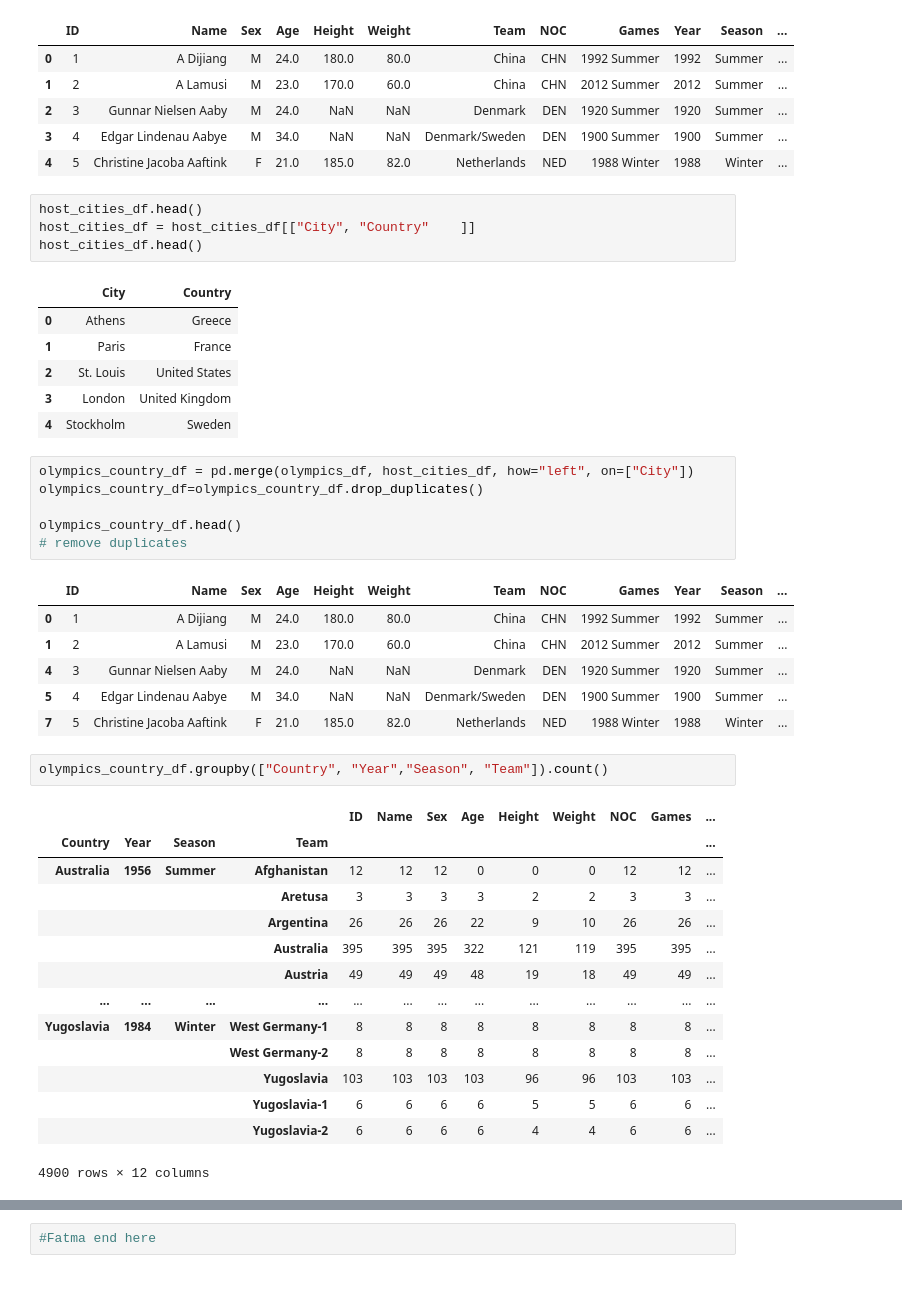
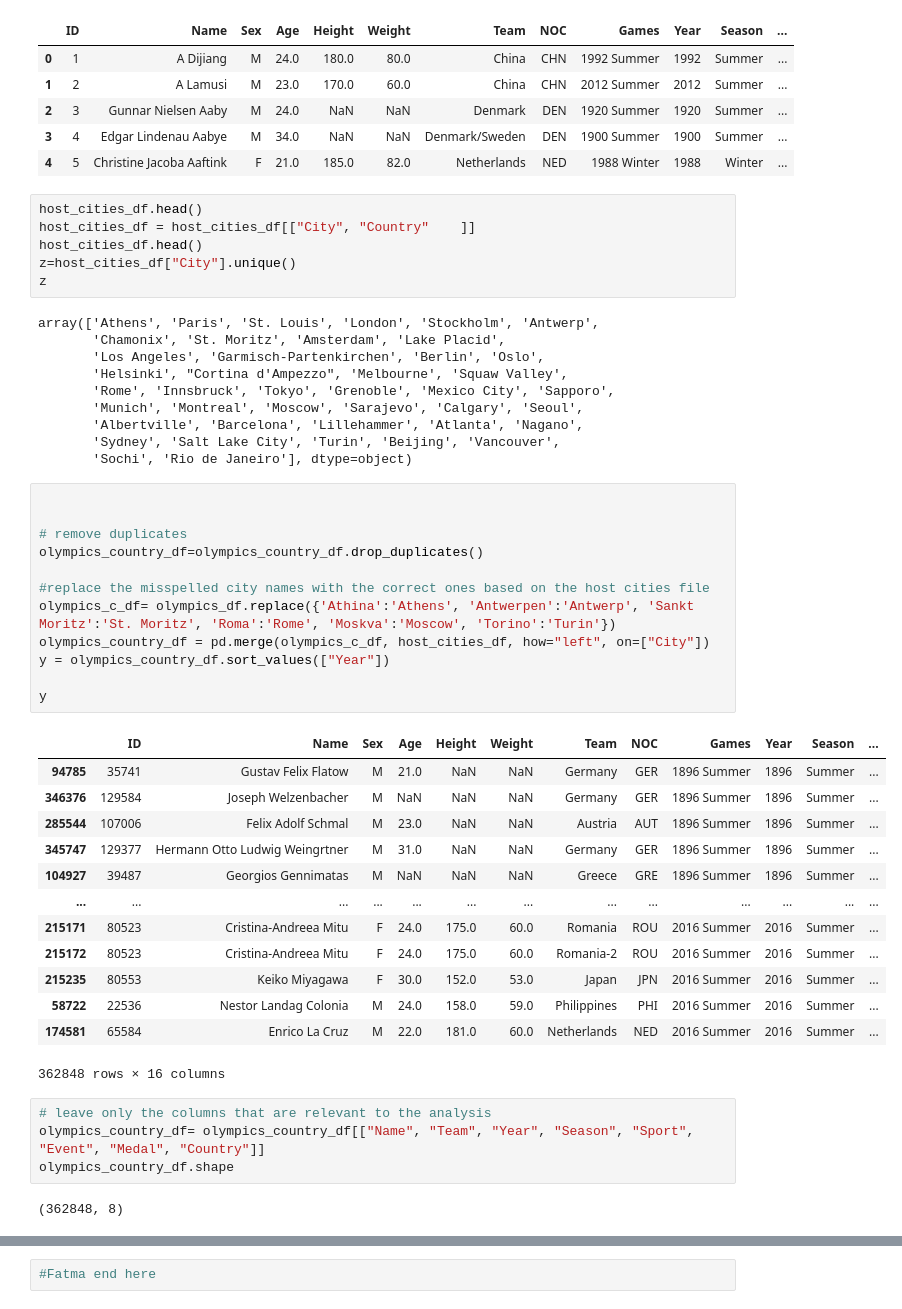
Before and after one commit to gjumaan/olympics-tourism-trends, a Jupyter notebook: data_cleanup.ipynb, the cells around one changed output, grey strips where cells are left out. Drawn from its saved outputs; the diff is of its cells as text.

```diff
--- a/data_cleanup.ipynb
+++ b/data_cleanup.ipynb
@@ -40,40 +40,47 @@ olympics_df.head()
 host_cities_df.head()
 host_cities_df = host_cities_df[["City", "Country"    ]]
 host_cities_df.head()
+z=host_cities_df["City"].unique()
+z
 # %% [output]
-|  | City | Country |
-| 0 | Athens | Greece |
-| 1 | Paris | France |
-| 2 | St. Louis | United States |
-| 3 | London | United Kingdom |
-| 4 | Stockholm | Sweden |
+array(['Athens', 'Paris', 'St. Louis', 'London', 'Stockholm', 'Antwerp',
+       'Chamonix', 'St. Moritz', 'Amsterdam', 'Lake Placid',
+       'Los Angeles', 'Garmisch-Partenkirchen', 'Berlin', 'Oslo',
+       'Helsinki', "Cortina d'Ampezzo", 'Melbourne', 'Squaw Valley',
+       'Rome', 'Innsbruck', 'Tokyo', 'Grenoble', 'Mexico City', 'Sapporo',
+       'Munich', 'Montreal', 'Moscow', 'Sarajevo', 'Calgary', 'Seoul',
+       'Albertville', 'Barcelona', 'Lillehammer', 'Atlanta', 'Nagano',
+       'Sydney', 'Salt Lake City', 'Turin', 'Beijing', 'Vancouver',
+       'Sochi', 'Rio de Janeiro'], dtype=object)
 # %%
-olympics_country_df = pd.merge(olympics_df, host_cities_df, how="left", on=["City"])
+
+
+# remove duplicates
 olympics_country_df=olympics_country_df.drop_duplicates()
 
-olympics_country_df.head()
-# remove duplicates
+#replace the misspelled city names with the correct ones based on the host cities file
+olympics_c_df= olympics_df.replace({'Athina':'Athens', 'Antwerpen':'Antwerp', 'Sankt Moritz':'St. Moritz', 'Roma':'Rome', 'Moskva':'Moscow', 'Torino':'Turin'})
+olympics_country_df = pd.merge(olympics_c_df, host_cities_df, how="left", on=["City"])
+y = olympics_country_df.sort_values(["Year"])
+
+y
 # %% [output]
 |  | ID | Name | Sex | Age | Height | Weight | Team | NOC | Games | Year | Season | ... |
-| 0 | 1 | A Dijiang | M | 24.0 | 180.0 | 80.0 | China | CHN | 1992 Summer | 1992 | Summer | ... |
-| 1 | 2 | A Lamusi | M | 23.0 | 170.0 | 60.0 | China | CHN | 2012 Summer | 2012 | Summer | ... |
-| 4 | 3 | Gunnar Nielsen Aaby | M | 24.0 | NaN | NaN | Denmark | DEN | 1920 Summer | 1920 | Summer | ... |
-| 5 | 4 | Edgar Lindenau Aabye | M | 34.0 | NaN | NaN | Denmark/Sweden | DEN | 1900 Summer | 1900 | Summer | ... |
-| 7 | 5 | Christine Jacoba Aaftink | F | 21.0 | 185.0 | 82.0 | Netherlands | NED | 1988 Winter | 1988 | Winter | ... |
+| 94785 | 35741 | Gustav Felix Flatow | M | 21.0 | NaN | NaN | Germany | GER | 1896 Summer | 1896 | Summer | ... |
+| 346376 | 129584 | Joseph Welzenbacher | M | NaN | NaN | NaN | Germany | GER | 1896 Summer | 1896 | Summer | ... |
+| 285544 | 107006 | Felix Adolf Schmal | M | 23.0 | NaN | NaN | Austria | AUT | 1896 Summer | 1896 | Summer | ... |
+| 345747 | 129377 | Hermann Otto Ludwig Weingrtner | M | 31.0 | NaN | NaN | Germany | GER | 1896 Summer | 1896 | Summer | ... |
+| 104927 | 39487 | Georgios Gennimatas | M | NaN | NaN | NaN | Greece | GRE | 1896 Summer | 1896 | Summer | ... |
+| ... | ... | ... | ... | ... | ... | ... | ... | ... | ... | ... | ... | ... |
+| 215171 | 80523 | Cristina-Andreea Mitu | F | 24.0 | 175.0 | 60.0 | Romania | ROU | 2016 Summer | 2016 | Summer | ... |
+| 215172 | 80523 | Cristina-Andreea Mitu | F | 24.0 | 175.0 | 60.0 | Romania-2 | ROU | 2016 Summer | 2016 | Summer | ... |
+| 215235 | 80553 | Keiko Miyagawa | F | 30.0 | 152.0 | 53.0 | Japan | JPN | 2016 Summer | 2016 | Summer | ... |
+| 58722 | 22536 | Nestor Landag Colonia | M | 24.0 | 158.0 | 59.0 | Philippines | PHI | 2016 Summer | 2016 | Summer | ... |
+| 174581 | 65584 | Enrico La Cruz | M | 22.0 | 181.0 | 60.0 | Netherlands | NED | 2016 Summer | 2016 | Summer | ... |
+362848 rows × 16 columns
-# %%
-olympics_country_df.groupby(["Country", "Year","Season", "Team"]).count()
-# %% [output]
-|  |  |  |  | ID | Name | Sex | Age | Height | Weight | NOC | Games | ... |
-| Country | Year | Season | Team |  |  |  |  |  |  |  |  | ... |
-| Australia | 1956 | Summer | Afghanistan | 12 | 12 | 12 | 0 | 0 | 0 | 12 | 12 | ... |
-|  |  |  | Aretusa | 3 | 3 | 3 | 3 | 2 | 2 | 3 | 3 | ... |
-|  |  |  | Argentina | 26 | 26 | 26 | 22 | 9 | 10 | 26 | 26 | ... |
-|  |  |  | Australia | 395 | 395 | 395 | 322 | 121 | 119 | 395 | 395 | ... |
-|  |  |  | Austria | 49 | 49 | 49 | 48 | 19 | 18 | 49 | 49 | ... |
-| ... | ... | ... | ... | ... | ... | ... | ... | ... | ... | ... | ... | ... |
-| Yugoslavia | 1984 | Winter | West Germany-1 | 8 | 8 | 8 | 8 | 8 | 8 | 8 | 8 | ... |
-|  |  |  | West Germany-2 | 8 | 8 | 8 | 8 | 8 | 8 | 8 | 8 | ... |
-|  |  |  | Yugoslavia | 103 | 103 | 103 | 103 | 96 | 96 | 103 | 103 | ... |
-|  |  |  | Yugoslavia-1 | 6 | 6 | 6 | 6 | 5 | 5 | 6 | 6 | ... |
-|  |  |  | Yugoslavia-2 | 6 | 6 | 6 | 6 | 4 | 4 | 6 | 6 | ... |
-4900 rows × 12 columns
+# %%
+# leave only the columns that are relevant to the analysis
+olympics_country_df= olympics_country_df[["Name", "Team", "Year", "Season", "Sport", "Event", "Medal", "Country"]]
+olympics_country_df.shape
+# %% [output]
+(362848, 8)
```
Also changed, not shown: parts of 7 cells of this notebook.
